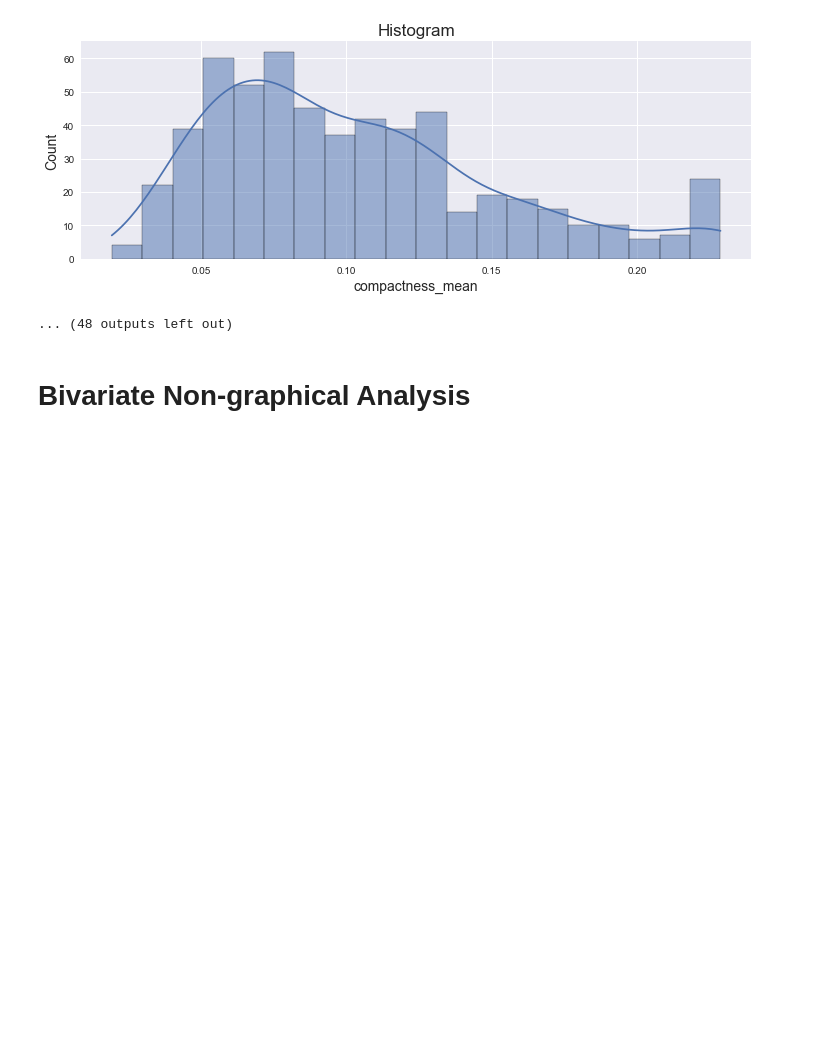
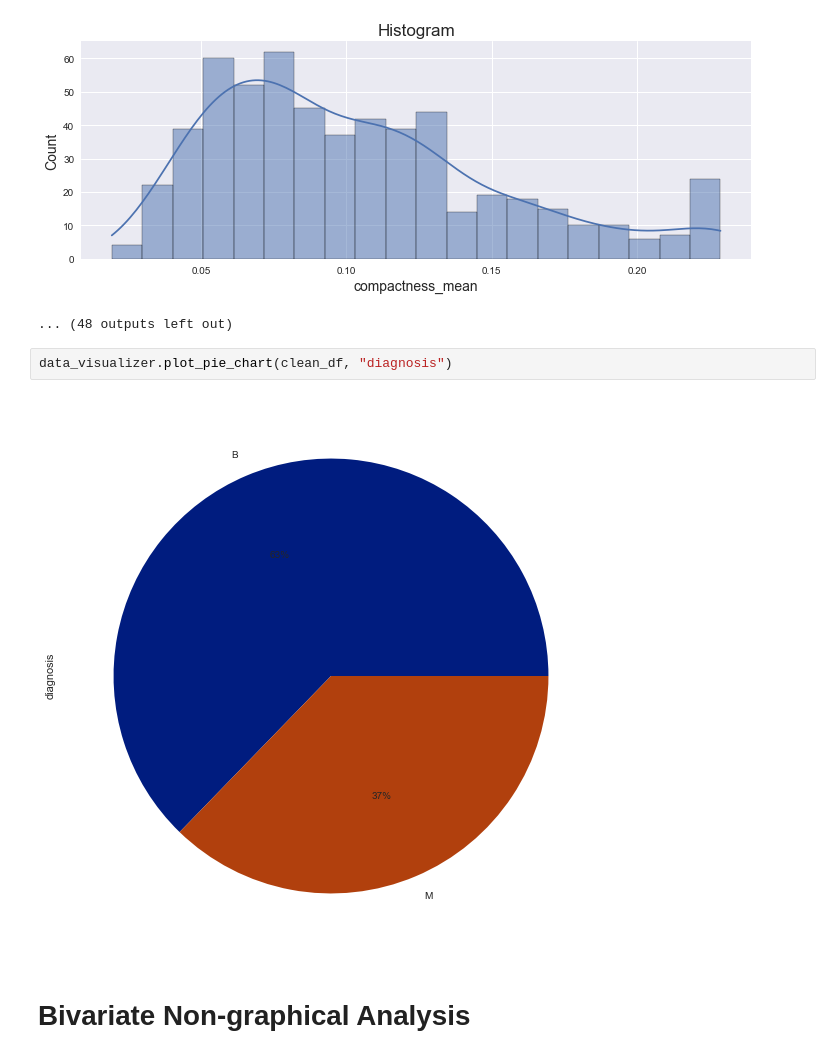
Before and after one commit to nahomfix/causal-inference, a Jupyter notebook: notebooks/eda.ipynb, the cells around one changed output. Cells and saved outputs as stored; diff of their text form; blank space fills up the shorter version.

```diff
--- a/notebooks/eda.ipynb
+++ b/notebooks/eda.ipynb
@@ -142,6 +144,10 @@ data_visualizer.plot_distributions(clean_df, df.columns.to_list()[2:])
 **6. Plot for compactness_mean**
 [figure]
 ... (48 outputs left out)
+# %%
+data_visualizer.plot_pie_chart(clean_df, "diagnosis")
+# %% [output]
+[figure, added]
 # %% [markdown]
 # Bivariate Non-graphical Analysis
 # %%
```
Also changed, not shown: parts of 6 cells of this notebook.
